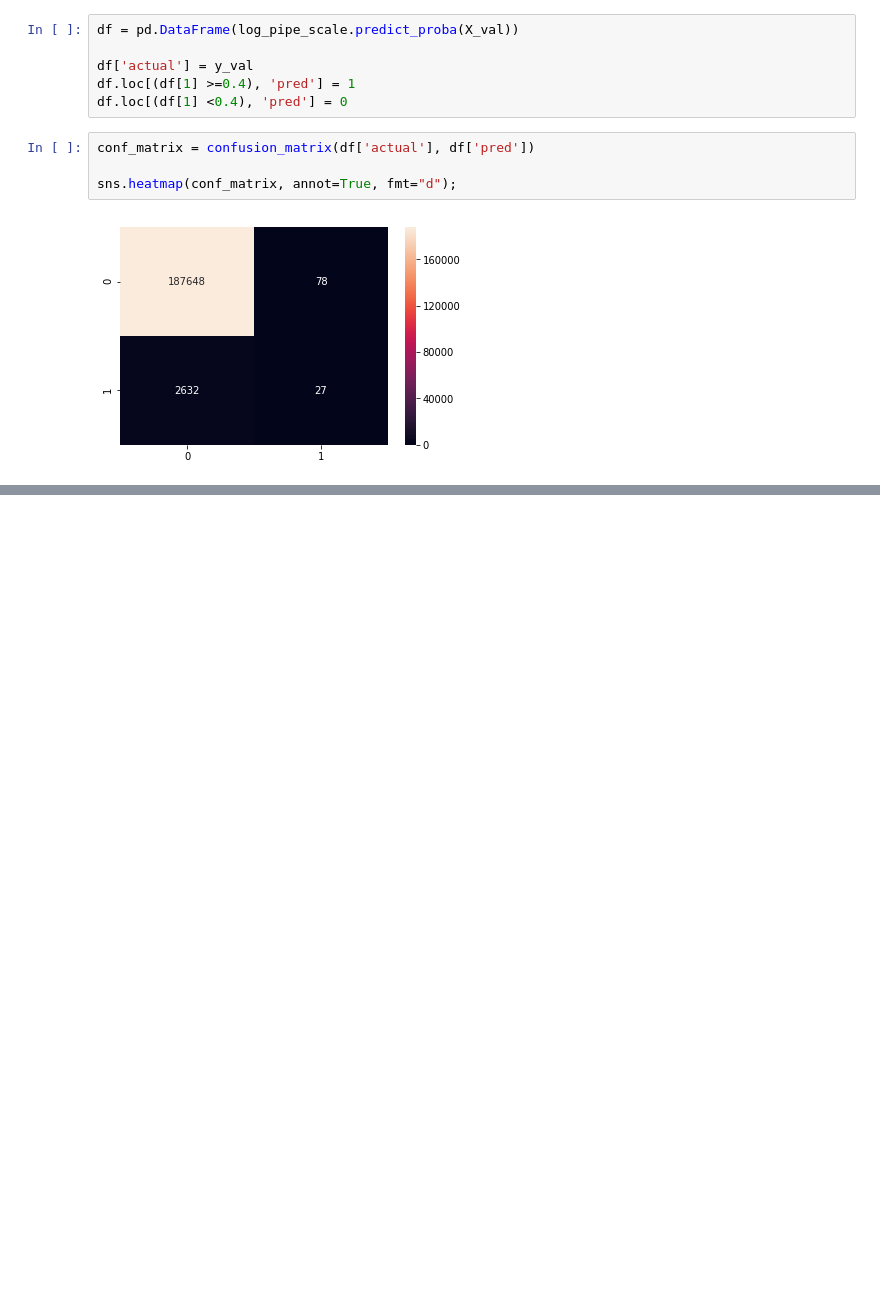
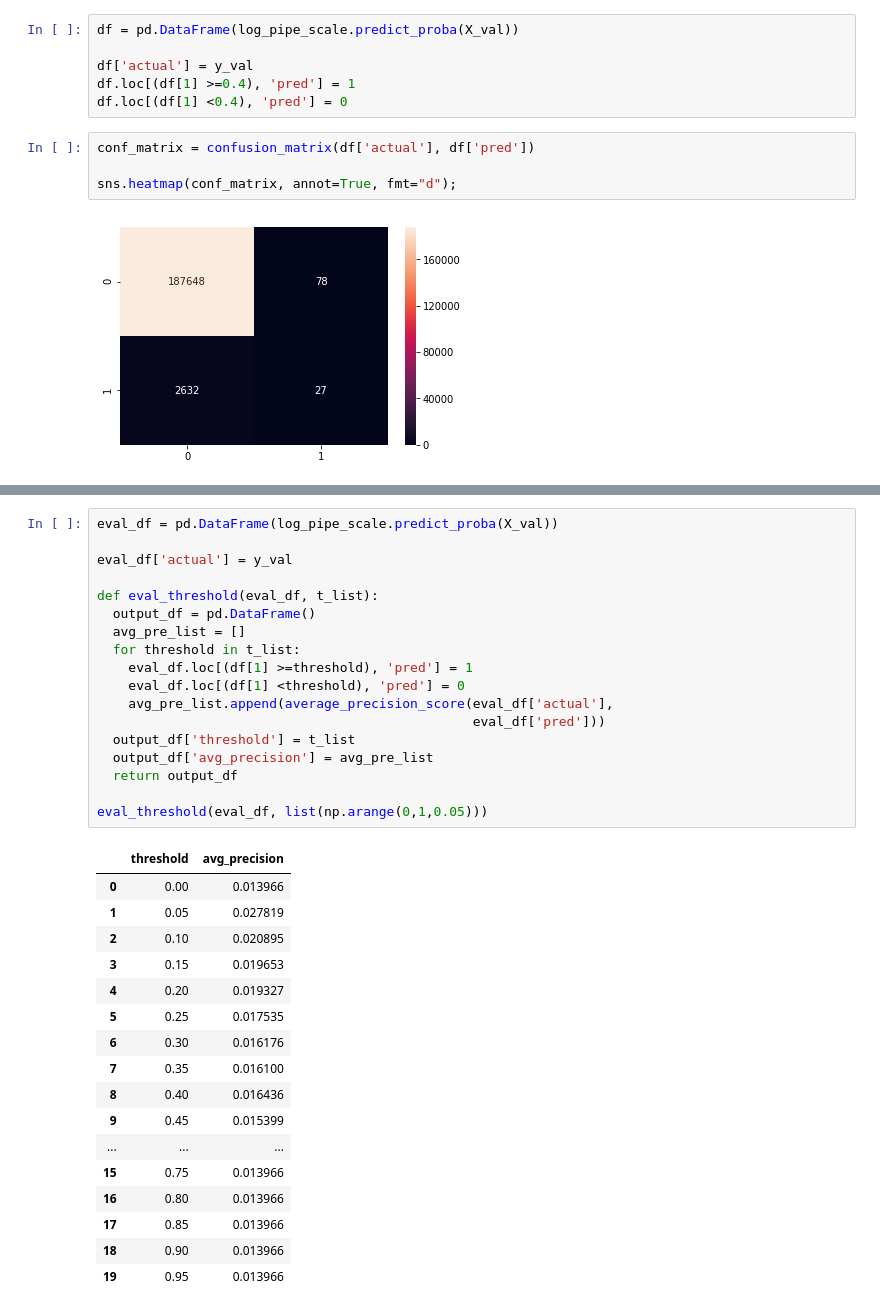
Before and after one commit to kskaran94/Sepsis_Identification, a Jupyter notebook: Feature_Engineering.ipynb, the cells around one changed output, grey strips where cells are left out. Drawn from its saved outputs; the diff is of its cells as text; blank space fills up the shorter version.

```diff
--- a/Feature_Engineering.ipynb
+++ b/Feature_Engineering.ipynb
@@ -197,0 +200,36 @@ score_model('Logistic_regression', ['recall','precision'], df['actual'], df['pre
+# %%
+eval_df = pd.DataFrame(log_pipe_scale.predict_proba(X_val))
+
+eval_df['actual'] = y_val
+
+def eval_threshold(eval_df, t_list):
+  output_df = pd.DataFrame()
+  avg_pre_list = []
+  for threshold in t_list:
+    eval_df.loc[(df[1] >=threshold), 'pred'] = 1
+    eval_df.loc[(df[1] <threshold), 'pred'] = 0
+    avg_pre_list.append(average_precision_score(eval_df['actual'],
+                                                eval_df['pred']))
+  output_df['threshold'] = t_list
+  output_df['avg_precision'] = avg_pre_list
+  return output_df
+
+eval_threshold(eval_df, list(np.arange(0,1,0.05)))
+# %% [output]
+|  | threshold | avg_precision |
+| 0 | 0.00 | 0.013966 |
+| 1 | 0.05 | 0.027819 |
+| 2 | 0.10 | 0.020895 |
+| 3 | 0.15 | 0.019653 |
+| 4 | 0.20 | 0.019327 |
+| 5 | 0.25 | 0.017535 |
+| 6 | 0.30 | 0.016176 |
+| 7 | 0.35 | 0.016100 |
+| 8 | 0.40 | 0.016436 |
+| 9 | 0.45 | 0.015399 |
+| ... | ... | ... |
+| 15 | 0.75 | 0.013966 |
+| 16 | 0.80 | 0.013966 |
+| 17 | 0.85 | 0.013966 |
+| 18 | 0.90 | 0.013966 |
+| 19 | 0.95 | 0.013966 |
```
Also changed, not shown: parts of 4 cells of this notebook.
